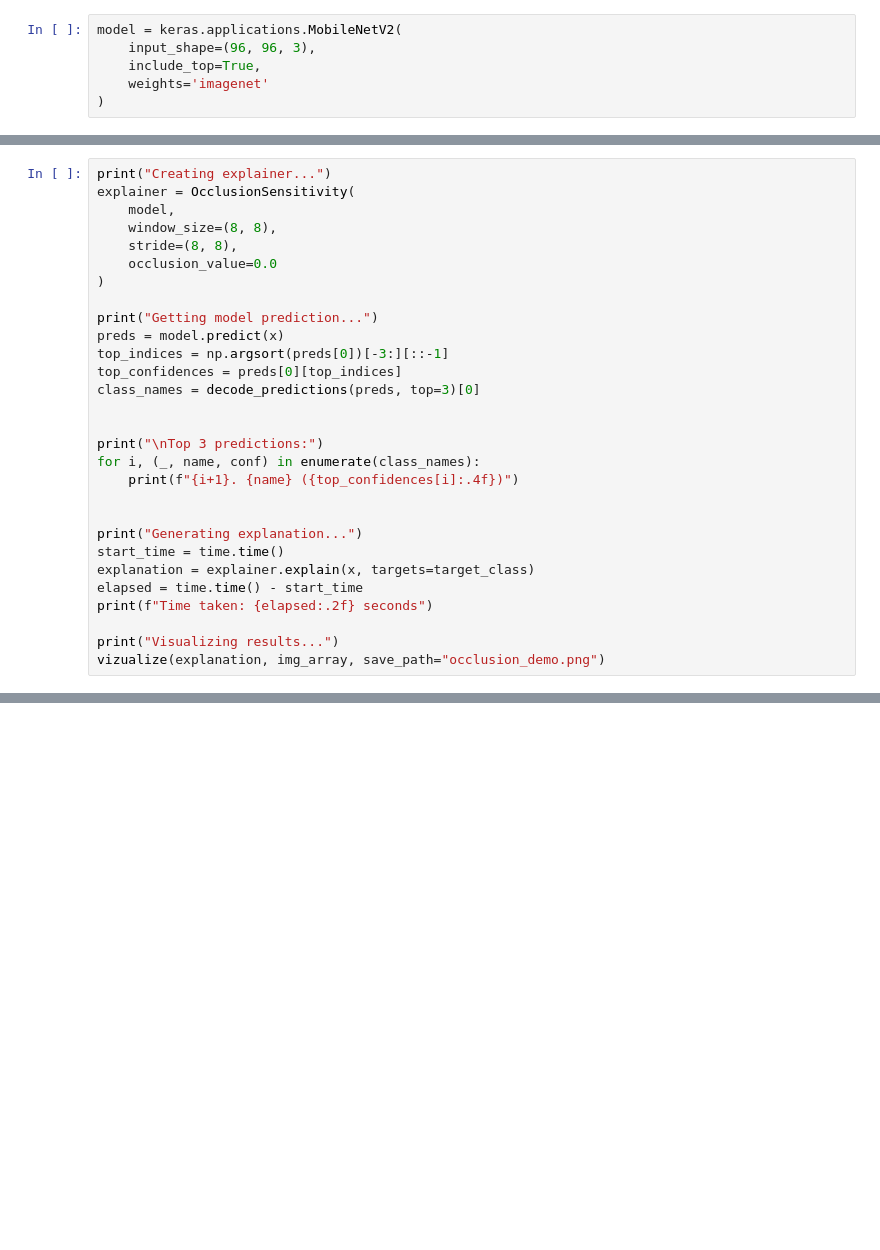
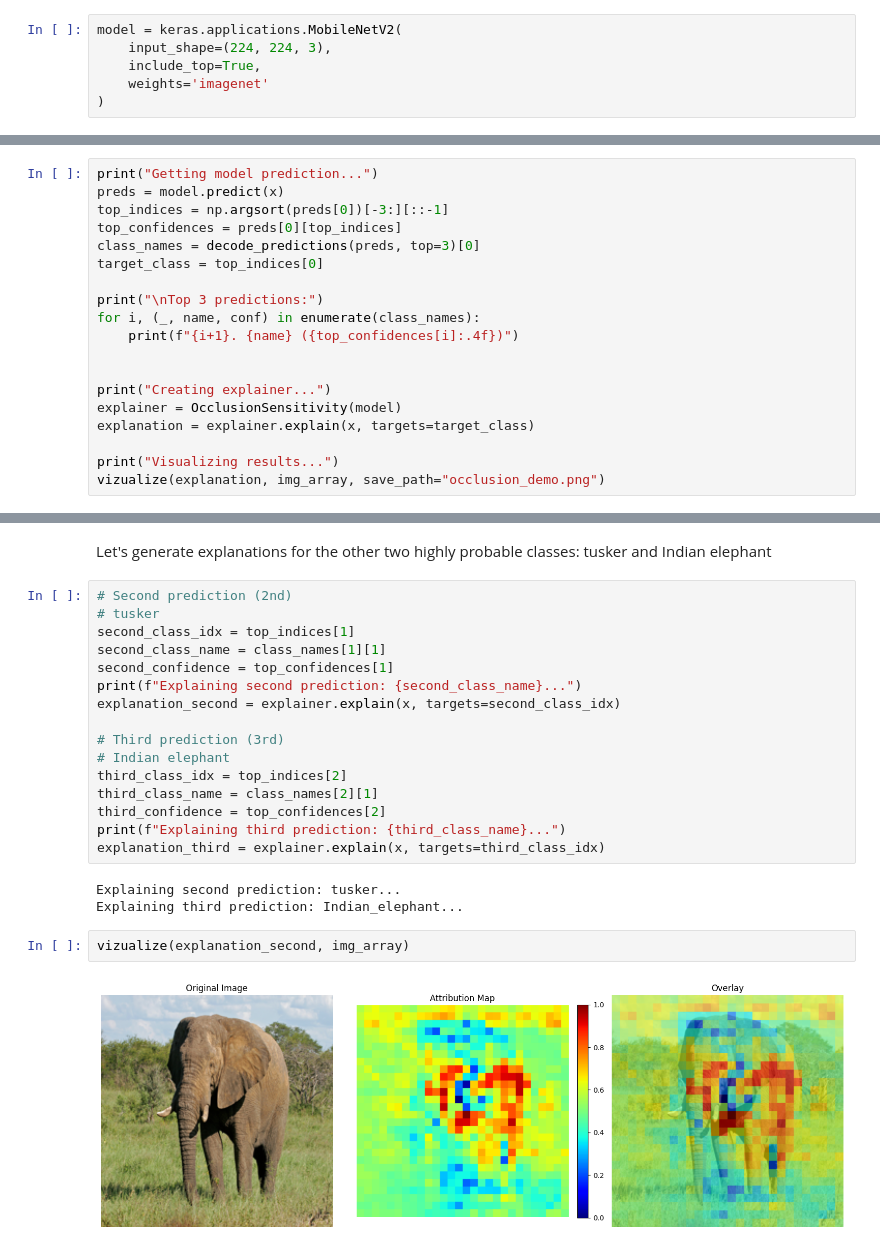
Before and after one commit to nikolasavic3/interpretabilityLibrary, a Jupyter notebook: examples/occulisionSensitivity.ipynb, the cells around one changed output, grey strips where cells are left out. Cells and saved outputs as stored; diff of their text form; blank space fills up the shorter version.

```diff
--- a/examples/occulisionSensitivity.ipynb
+++ b/examples/occulisionSensitivity.ipynb
@@ -14,6 +34,6 @@ os.environ["KERAS_BACKEND"] = "jax"
 # %%
 model = keras.applications.MobileNetV2(
-    input_shape=(96, 96, 3),
+    input_shape=(224, 224, 3),
     include_top=True,
     weights='imagenet'
 )
@@ -45,29 +73,19 @@ x = np.expand_dims(x, axis=0)  # Add batch dimension
 # %%
-print("Creating explainer...")
-explainer = OcclusionSensitivity(
-    model,
-    window_size=(8, 8),
-    stride=(8, 8),
-    occlusion_value=0.0
-)
-
 print("Getting model prediction...")
 preds = model.predict(x)
 top_indices = np.argsort(preds[0])[-3:][::-1]
 top_confidences = preds[0][top_indices]
 class_names = decode_predictions(preds, top=3)[0]
-
+target_class = top_indices[0]
 
 print("\nTop 3 predictions:")
 for i, (_, name, conf) in enumerate(class_names):
     print(f"{i+1}. {name} ({top_confidences[i]:.4f})")
 
 
-print("Generating explanation...")
-start_time = time.time()
+print("Creating explainer...")
+explainer = OcclusionSensitivity(model)
 explanation = explainer.explain(x, targets=target_class)
-elapsed = time.time() - start_time
-print(f"Time taken: {elapsed:.2f} seconds")
 
 print("Visualizing results...")
 vizualize(explanation, img_array, save_path="occlusion_demo.png")
@@ -73,0 +109,25 @@ vizualize(explanation, img_array, save_path="occlusion_demo.png")
+# %% [markdown]
+Let's generate explanations for the other two highly probable classes: tusker and Indian elephant
+# %%
+# Second prediction (2nd)
+# tusker
+second_class_idx = top_indices[1]
+second_class_name = class_names[1][1]
+second_confidence = top_confidences[1]
+print(f"Explaining second prediction: {second_class_name}...")
+explanation_second = explainer.explain(x, targets=second_class_idx)
+
+# Third prediction (3rd)
+# Indian elephant
+third_class_idx = top_indices[2]
+third_class_name = class_names[2][1]
+third_confidence = top_confidences[2]
+print(f"Explaining third prediction: {third_class_name}...")
+explanation_third = explainer.explain(x, targets=third_class_idx)
+# %% [output]
+Explaining second prediction: tusker...
+Explaining third prediction: Indian_elephant...
+# %%
+vizualize(explanation_second, img_array)
+# %% [output]
+[figure, added]
```
Also changed, not shown: parts of 13 cells of this notebook.
